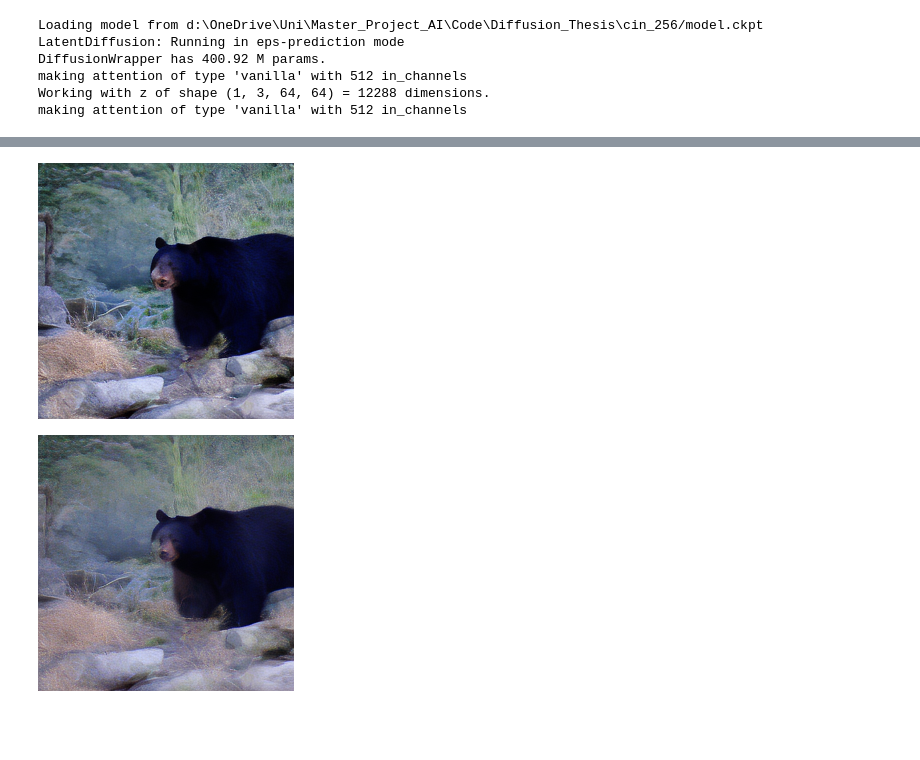
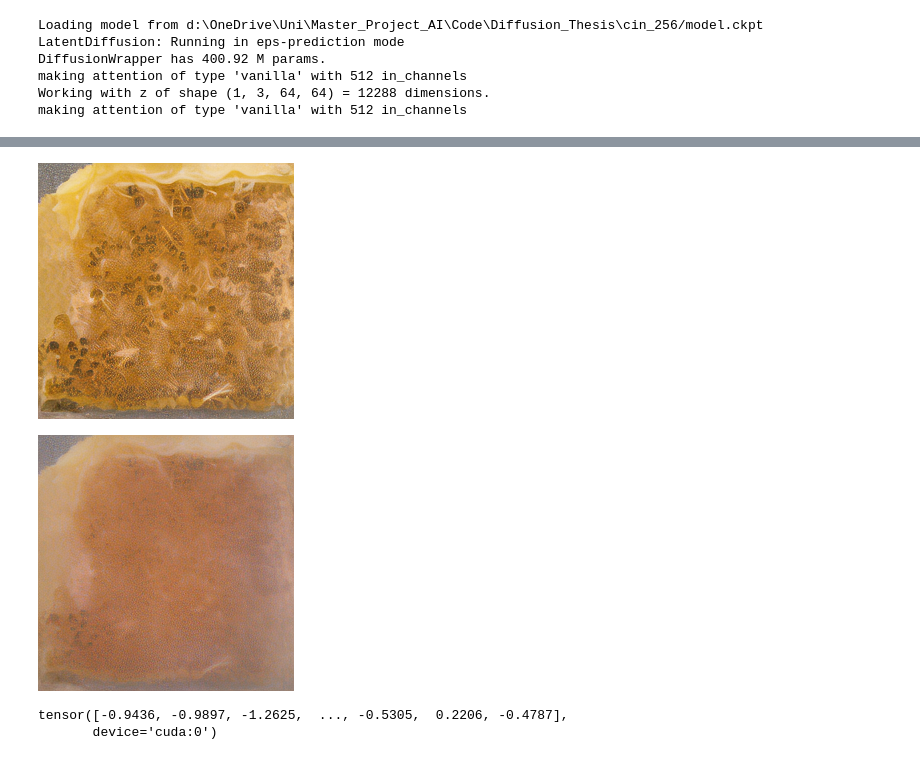
Before and after one commit to Pmobilee/DSD, a Jupyter notebook: cin_256/Cin_256_custom.ipynb, the cells around one changed output, grey strips where cells are left out. Drawn from its saved outputs; the diff is of its cells as text; code cells hidden in the pictures; blank space fills up the shorter version.

```diff
--- a/cin_256/Cin_256_custom.ipynb
+++ b/cin_256/Cin_256_custom.ipynb
@@ -161,10 +161,17 @@ DiffusionWrapper has 400.92 M params.
 making attention of type 'vanilla' with 512 in_channels
 Working with z of shape (1, 3, 64, 64) = 12288 dimensions.
 making attention of type 'vanilla' with 512 in_channels
+# %%
+def mse_loss(teacher, student):
+    [b, c, h, w] = teacher.shape
+    size = c * h * w
+    teacher = teacher.flatten()
+    student = student.flatten()
+    return sum((teacher - student) ** 2) / size
 # %%
 NUM_CLASSES = 1000
 inst_per_distil = 1
-ddim_steps_teacher = 20
+ddim_steps_teacher = 10
 ddim_steps_student = int(ddim_steps_teacher / 2)
 TEACHER_STEPS = 2
 STUDENT_STEPS = 1
@@ -225,6 +232,10 @@ with torch.no_grad():
                                                                                 total_steps = ddim_steps_student)
                                                 x_T_student = student_intermediate["x_inter"][-1]
 
+                                                loss = mse_loss(x_T, x_T_student).item()
+                                                print("Loss:", loss)
+
+
 
 
 x_samples_ddim = teacher.decode_first_stage(teacher_intermediate["x_inter"][-1])
@@ -237,4 +253,4 @@ Image.fromarray(grid.astype(np.uint8))
-[figure, old version]
+[figure, new version]
 # %%
 x_samples_ddim = teacher.decode_first_stage(student_intermediate["x_inter"][-1])
 x_samples_ddim = torch.clamp((x_samples_ddim+1.0)/2.0, min=0.0, max=1.0)
@@ -243,4 +259,4 @@ grid = make_grid(grid, nrow=1)
 grid = 255. * rearrange(grid, 'c h w -> h w c').cpu().numpy()
 Image.fromarray(grid.astype(np.uint8))
 # %% [output]
-[figure, old version]
+[figure, new version]
@@ -246,0 +265,7 @@ Image.fromarray(grid.astype(np.uint8))
+# %%
+test = teacher_intermediate["x_inter"][-1]
+
+test.flatten()
+# %% [output]
+tensor([-0.9436, -0.9897, -1.2625,  ..., -0.5305,  0.2206, -0.4787],
+       device='cuda:0')
```
Also changed, not shown: parts of 3 cells of this notebook.
